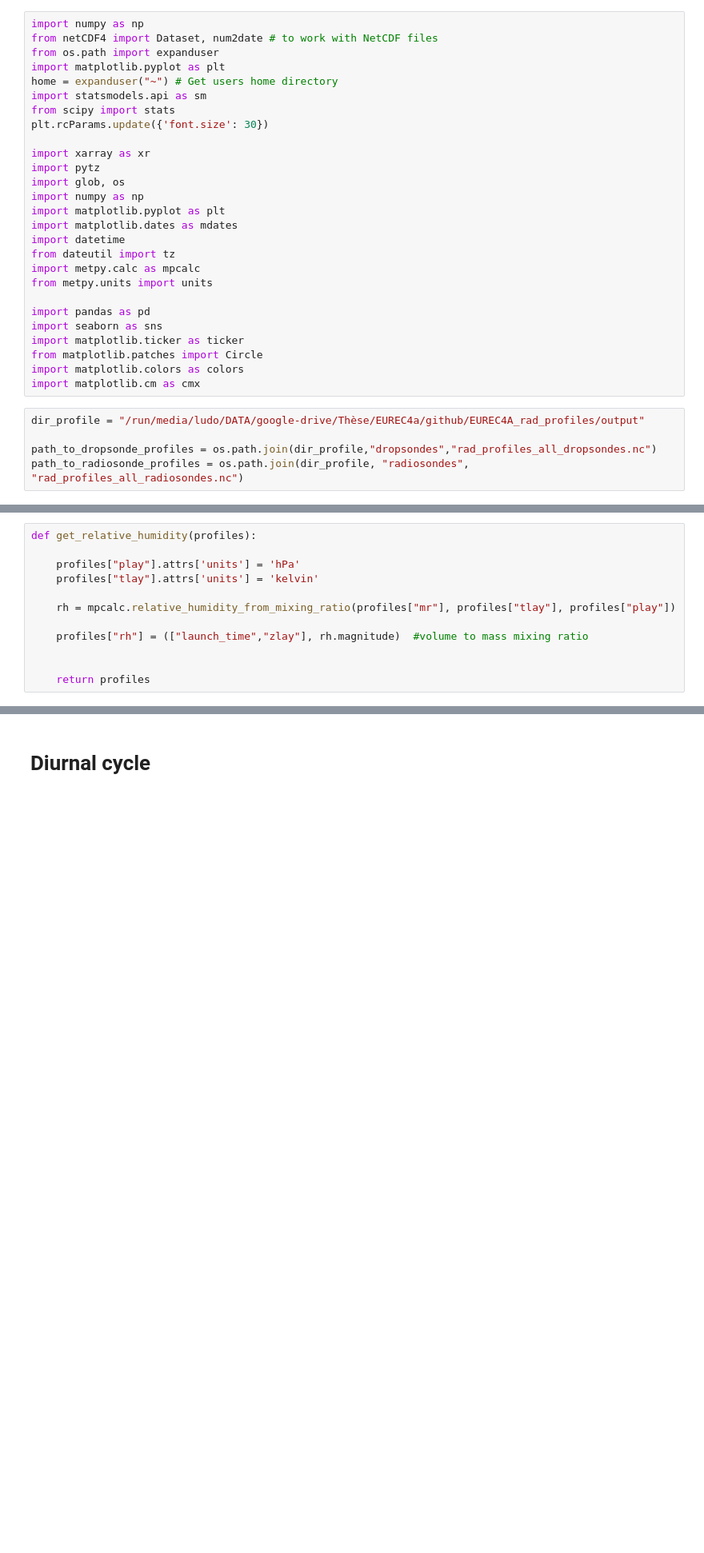
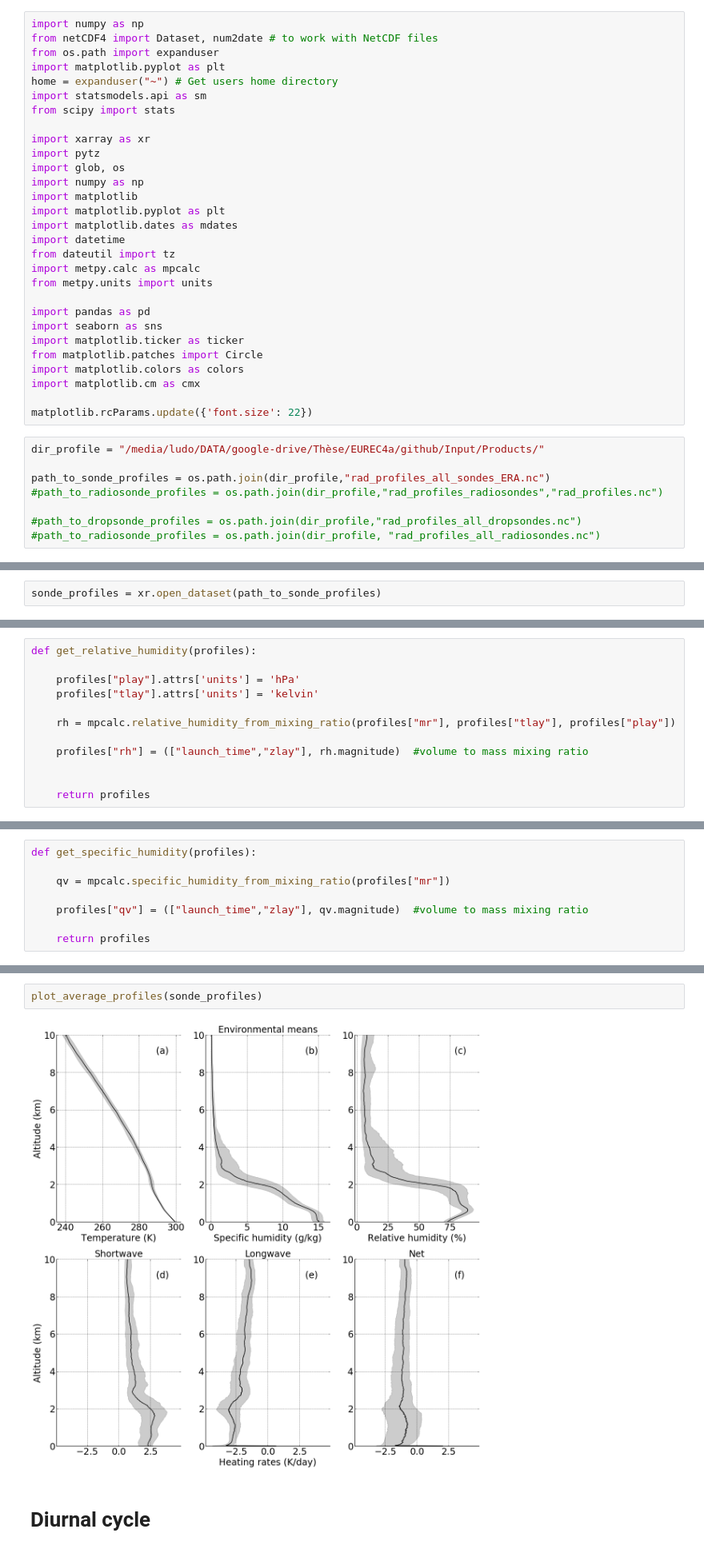
Before and after one commit to ludovictouzepeiffer/Data-Paper-Radiative-Profiles, a Jupyter notebook: Scripts/average-profiles.ipynb, the cells around one changed output, grey strips where cells are left out. Shown: that part at 80% size. Drawn from its saved outputs; the diff is of its cells as text; blank space fills up the shorter version.

Commit message:
average profiles added

```diff
--- a/Scripts/average-profiles.ipynb
+++ b/Scripts/average-profiles.ipynb
@@ -6,12 +6,12 @@ import matplotlib.pyplot as plt
 home = expanduser("~") # Get users home directory
 import statsmodels.api as sm
 from scipy import stats
-plt.rcParams.update({'font.size': 30})
 
 import xarray as xr
 import pytz
 import glob, os
 import numpy as np
+import matplotlib
 import matplotlib.pyplot as plt
 import matplotlib.dates as mdates
 import datetime
@@ -25,10 +25,15 @@ import matplotlib.ticker as ticker
 from matplotlib.patches import Circle
 import matplotlib.colors as colors
 import matplotlib.cm as cmx
+
+matplotlib.rcParams.update({'font.size': 22})
 # %%
-dir_profile = "/run/media/ludo/DATA/google-drive/Thèse/EUREC4a/github/EUREC4A_rad_profiles/output"
+dir_profile = "/media/ludo/DATA/google-drive/Thèse/EUREC4a/github/Input/Products/"
 
-path_to_dropsonde_profiles = os.path.join(dir_profile,"dropsondes","rad_profiles_all_dropsondes.nc")
-path_to_radiosonde_profiles = os.path.join(dir_profile, "radiosondes", "rad_profiles_all_radiosondes.nc")
+path_to_sonde_profiles = os.path.join(dir_profile,"rad_profiles_all_sondes_ERA.nc")
+#path_to_radiosonde_profiles = os.path.join(dir_profile,"rad_profiles_radiosondes","rad_profiles.nc")
+
+#path_to_dropsonde_profiles = os.path.join(dir_profile,"rad_profiles_all_dropsondes.nc")
+#path_to_radiosonde_profiles = os.path.join(dir_profile, "rad_profiles_all_radiosondes.nc")
 # %% [markdown]
 # Load profiles
@@ -100,0 +40,2 @@ Data variables:
+# %%
+sonde_profiles = xr.open_dataset(path_to_sonde_profiles)
@@ -234,0 +56,8 @@ plot_rad_profiles(all_profiles)
+# %%
+def get_specific_humidity(profiles):
+
+    qv = mpcalc.specific_humidity_from_mixing_ratio(profiles["mr"])
+
+    profiles["qv"] = (["launch_time","zlay"], qv.magnitude)  #volume to mass mixing ratio
+
+    return profiles
@@ -235,2 +167,6 @@ plot_rad_profiles(all_profiles)
+# %%
+plot_average_profiles(sonde_profiles)
+# %% [output]
+[figure, added]
 # %% [markdown]
 # Diurnal cycle
```
Also changed, not shown: parts of 24 cells of this notebook.
